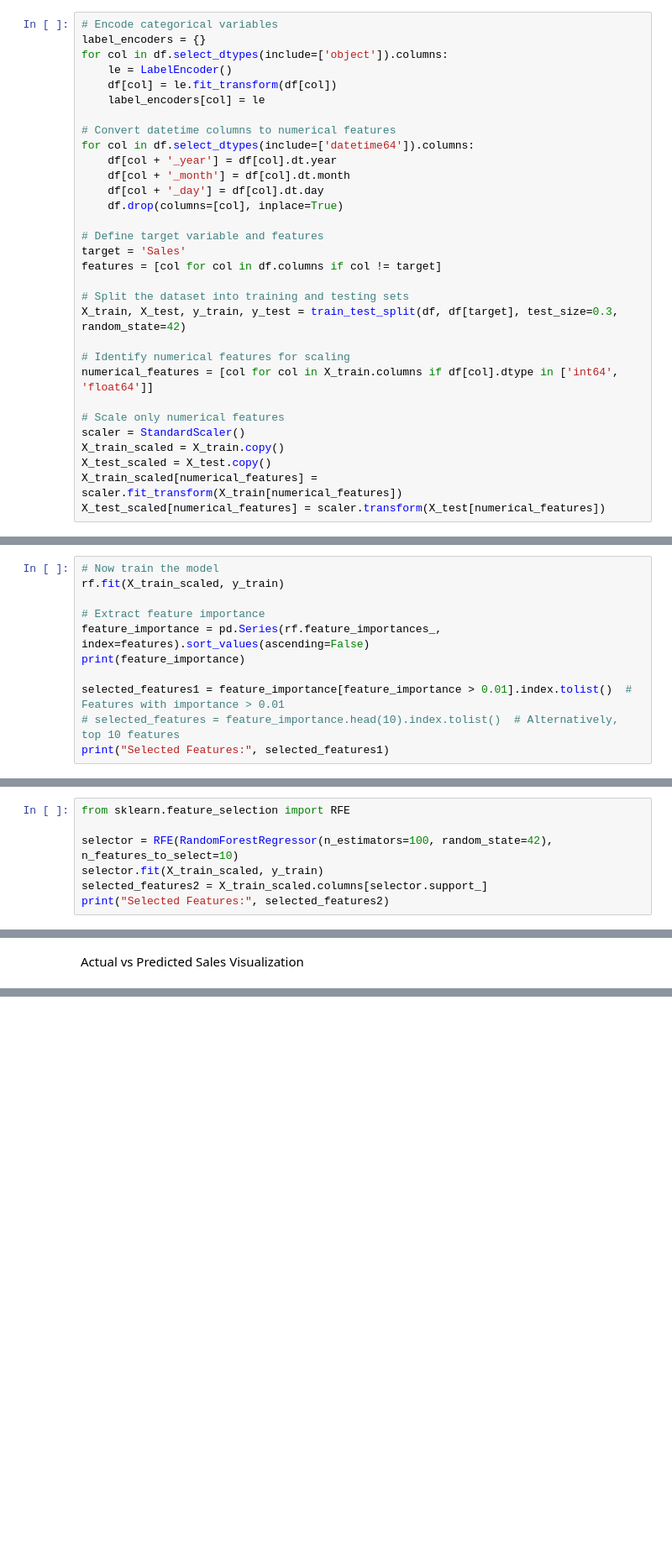
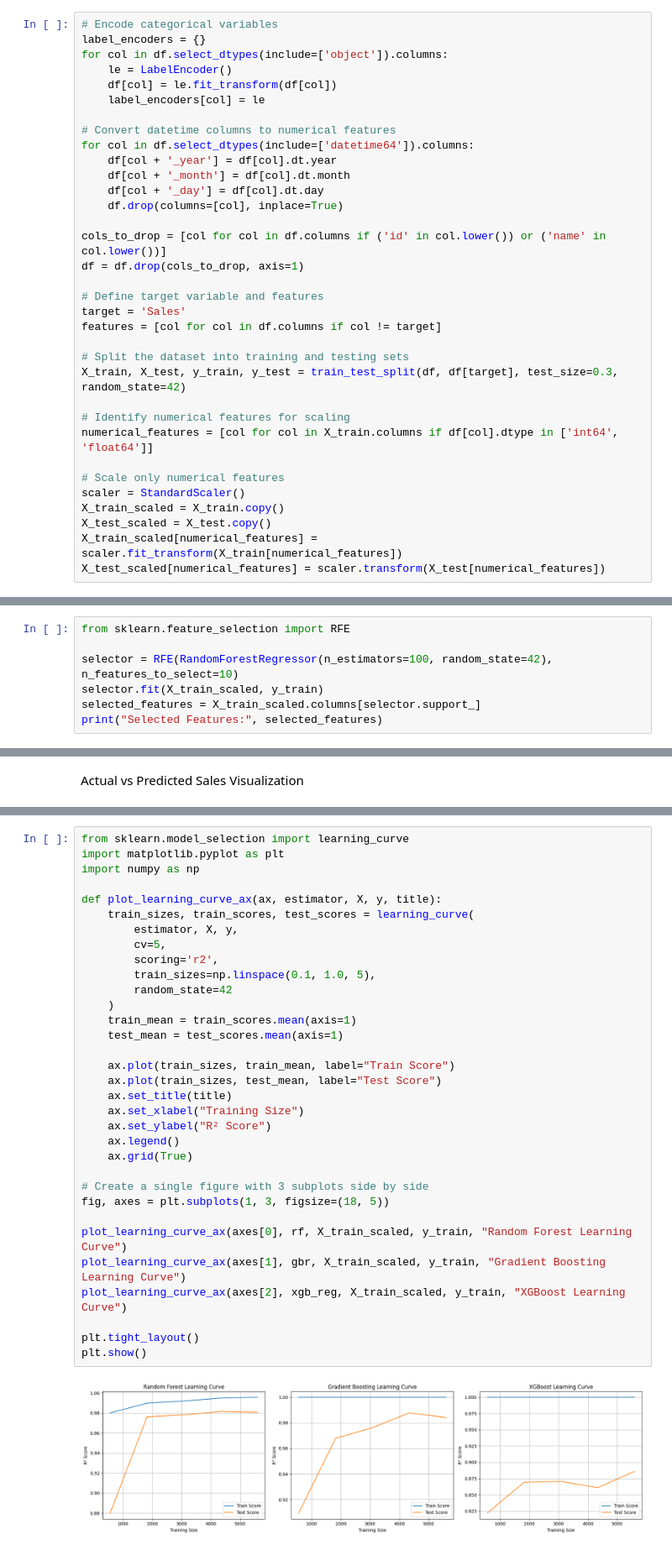
Before and after one commit to pdivya26/Superstores-Sales-Prediction-and-Analysis, a Jupyter notebook: Sales_Prediction_Model.ipynb, the cells around one changed output, grey strips where cells are left out. Shown at 84% size. Saved outputs shown, nothing was run; the diff lists cells and outputs as text; blank space fills up the shorter version.

```diff
--- a/Sales_Prediction_Model.ipynb
+++ b/Sales_Prediction_Model.ipynb
@@ -225,6 +229,9 @@ for col in df.select_dtypes(include=['datetime64']).columns:
     df[col + '_month'] = df[col].dt.month
     df[col + '_day'] = df[col].dt.day
     df.drop(columns=[col], inplace=True)
+
+cols_to_drop = [col for col in df.columns if ('id' in col.lower()) or ('name' in col.lower())]
+df = df.drop(cols_to_drop, axis=1)
 
 # Define target variable and features
 target = 'Sales'
@@ -305,14 +380,3 @@ X_train_scaled = X_train.copy()
 X_test_scaled = X_test.copy()
 X_train_scaled[numerical_features] = scaler.fit_transform(X_train[numerical_features])
 X_test_scaled[numerical_features] = scaler.transform(X_test[numerical_features])
-# %%
-# Now train the model
-rf.fit(X_train_scaled, y_train)
-
-# Extract feature importance
-feature_importance = pd.Series(rf.feature_importances_, index=features).sort_values(ascending=False)
-print(feature_importance)
-
-selected_features1 = feature_importance[feature_importance > 0.01].index.tolist()  # Features with importance > 0.01
-# selected_features = feature_importance.head(10).index.tolist()  # Alternatively, top 10 features
-print("Selected Features:", selected_features1)
@@ -339,6 +385,6 @@ from sklearn.feature_selection import RFE
 
 selector = RFE(RandomForestRegressor(n_estimators=100, random_state=42), n_features_to_select=10)
 selector.fit(X_train_scaled, y_train)
-selected_features2 = X_train_scaled.columns[selector.support_]
-print("Selected Features:", selected_features2)
+selected_features = X_train_scaled.columns[selector.support_]
+print("Selected Features:", selected_features)
 # %% [output]
@@ -622,0 +580,35 @@ plt.show()
+# %%
+from sklearn.model_selection import learning_curve
+import matplotlib.pyplot as plt
+import numpy as np
+
+def plot_learning_curve_ax(ax, estimator, X, y, title):
+    train_sizes, train_scores, test_scores = learning_curve(
+        estimator, X, y,
+        cv=5,
+        scoring='r2',
+        train_sizes=np.linspace(0.1, 1.0, 5),
+        random_state=42
+    )
+    train_mean = train_scores.mean(axis=1)
+    test_mean = test_scores.mean(axis=1)
+
+    ax.plot(train_sizes, train_mean, label="Train Score")
+    ax.plot(train_sizes, test_mean, label="Test Score")
+    ax.set_title(title)
+    ax.set_xlabel("Training Size")
+    ax.set_ylabel("R² Score")
+    ax.legend()
+    ax.grid(True)
+
+# Create a single figure with 3 subplots side by side
+fig, axes = plt.subplots(1, 3, figsize=(18, 5))
+
+plot_learning_curve_ax(axes[0], rf, X_train_scaled, y_train, "Random Forest Learning Curve")
+plot_learning_curve_ax(axes[1], gbr, X_train_scaled, y_train, "Gradient Boosting Learning Curve")
+plot_learning_curve_ax(axes[2], xgb_reg, X_train_scaled, y_train, "XGBoost Learning Curve")
+
+plt.tight_layout()
+plt.show()
+# %% [output]
+[figure, added]
```
Also changed, not shown: parts of 22 cells of this notebook.
